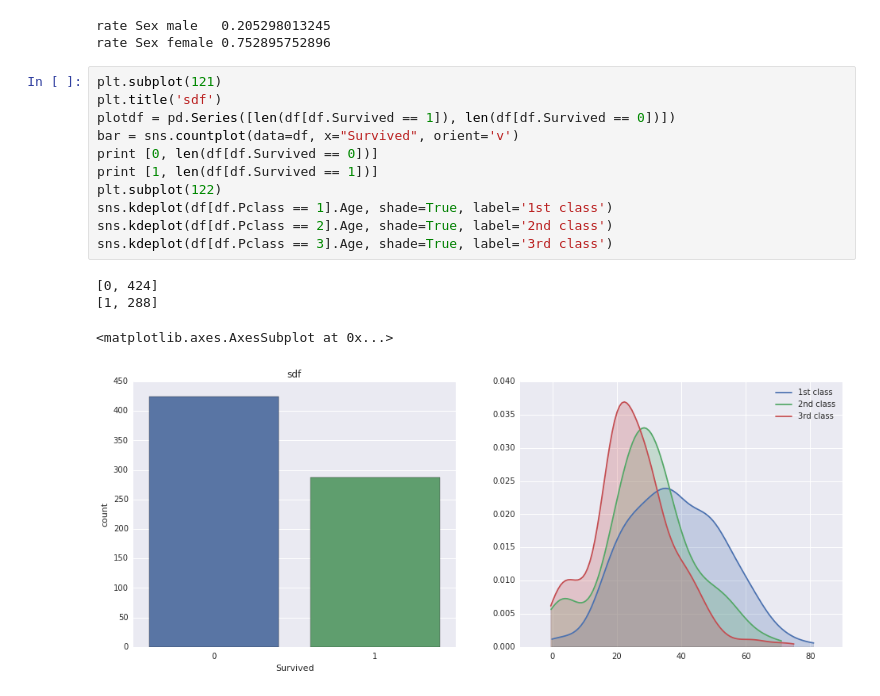
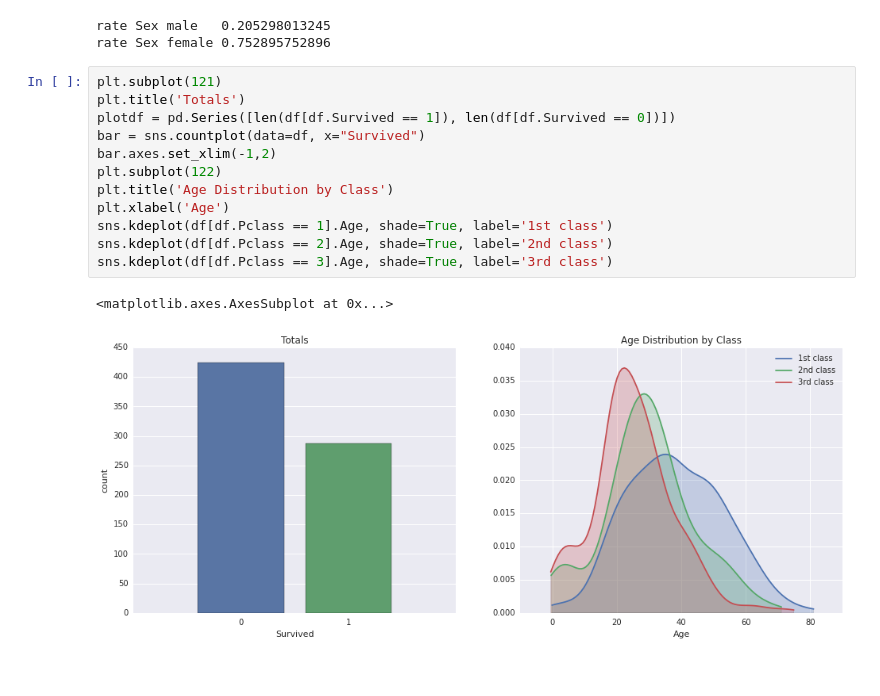
Before and after one commit to sachdevs/k_titanic, a Jupyter notebook: Research and visualizations.ipynb, the cells around one changed output. Saved outputs shown, nothing was run; the diff lists cells and outputs as text.

```diff
--- a/Research and visualizations.ipynb
+++ b/Research and visualizations.ipynb
@@ -92,17 +92,16 @@ rate Sex male   0.205298013245
 rate Sex female 0.752895752896
 # %%
 plt.subplot(121)
-plt.title('sdf')
+plt.title('Totals')
 plotdf = pd.Series([len(df[df.Survived == 1]), len(df[df.Survived == 0])])
-bar = sns.countplot(data=df, x="Survived", orient='v')
-print [0, len(df[df.Survived == 0])]
-print [1, len(df[df.Survived == 1])]
+bar = sns.countplot(data=df, x="Survived")
+bar.axes.set_xlim(-1,2)
 plt.subplot(122)
+plt.title('Age Distribution by Class')
+plt.xlabel('Age')
 sns.kdeplot(df[df.Pclass == 1].Age, shade=True, label='1st class')
 sns.kdeplot(df[df.Pclass == 2].Age, shade=True, label='2nd class')
 sns.kdeplot(df[df.Pclass == 3].Age, shade=True, label='3rd class')
 # %% [output]
-[0, 424]
-[1, 288]
+<matplotlib.axes.AxesSubplot at 0x...>
-<matplotlib.axes.AxesSubplot at 0x...>
-[figure, old version]
+[figure, new version]
```
Also changed, not shown: parts of 2 cells of this notebook.
